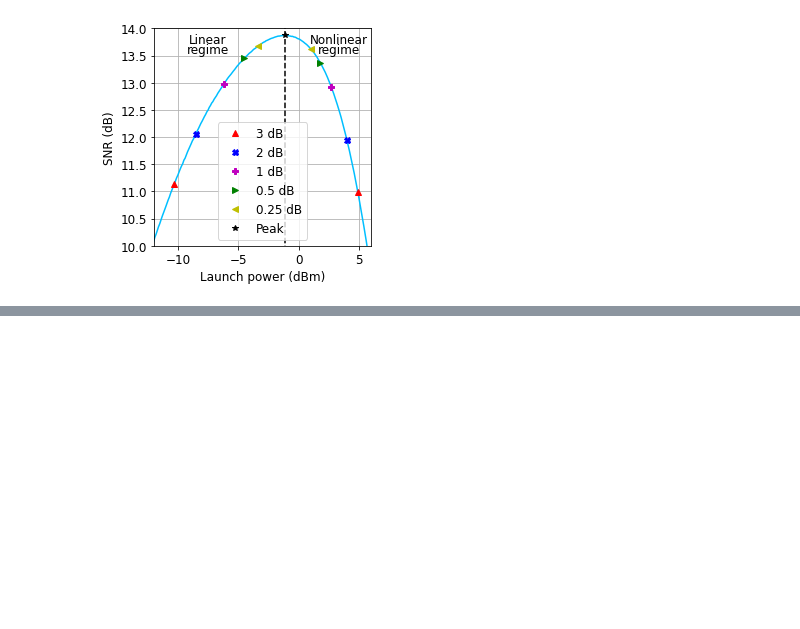
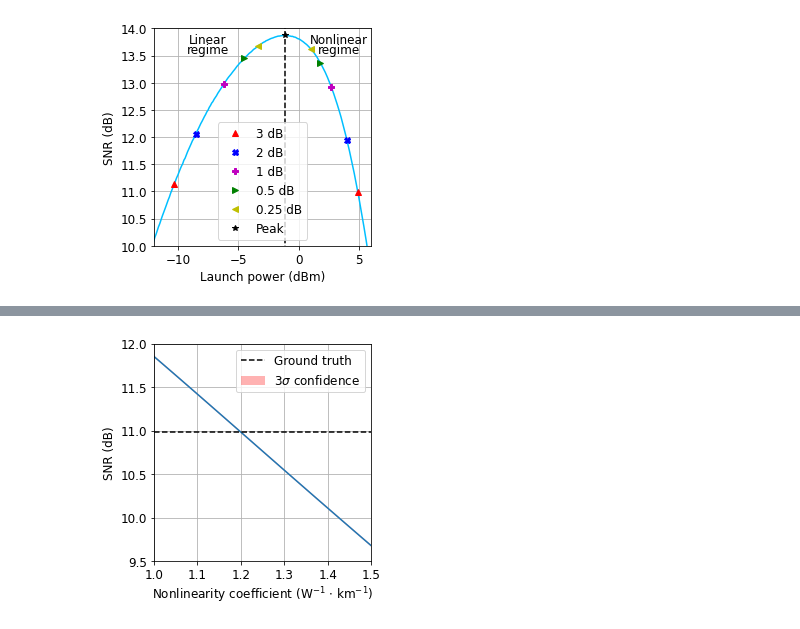
Before and after one commit to joshnevin/gpe_parameter_estimation, a Jupyter notebook: analyse_hm_results.ipynb, the cells around one changed output, grey strips where cells are left out. Saved outputs shown, nothing was run; the diff lists cells and outputs as text; code cells hidden in the pictures; blank space fills up the shorter version.

```diff
--- a/analyse_hm_results.ipynb
+++ b/analyse_hm_results.ipynb
@@ -248,0 +377,21 @@ plt.show()
+# %%
+f, ax = plt.subplots()
+plt.plot(gammas, gamma_sweep)
+plt.plot(gammas, y_gt, 'k--', label='Ground truth')
+ax.fill(np.concatenate([gammas, gammas[::-1]]),
+            np.concatenate([gamma_sweep_confp,
+                            (gamma_sweep_confn)[::-1]]),
+            alpha=0.3, fc='r', ec='None', label='3$\sigma$ confidence')
+plt.xlabel("Nonlinearity coefficient (W$^{-1}$ $\cdot$ km$^{-1}$)")
+plt.ylabel("SNR (dB)")
+plt.xlim([gammas[0],gammas[-1]])
+# plt.ylim([11.11,11.16])
+# plt.ylim([13.65,14])
+plt.ylim([9.5,12])
+ax.set_aspect(1.0/ax.get_data_ratio(), adjustable='box')
+plt.grid()
+plt.legend()
+plt.savefig('figures/'+power_value+'_gammasweep.jpeg', dpi=300,bbox_inches='tight')
+plt.show()
+# %% [output]
+[figure, added]
```
Also changed, not shown: parts of 40 cells of this notebook, 1 other file.
